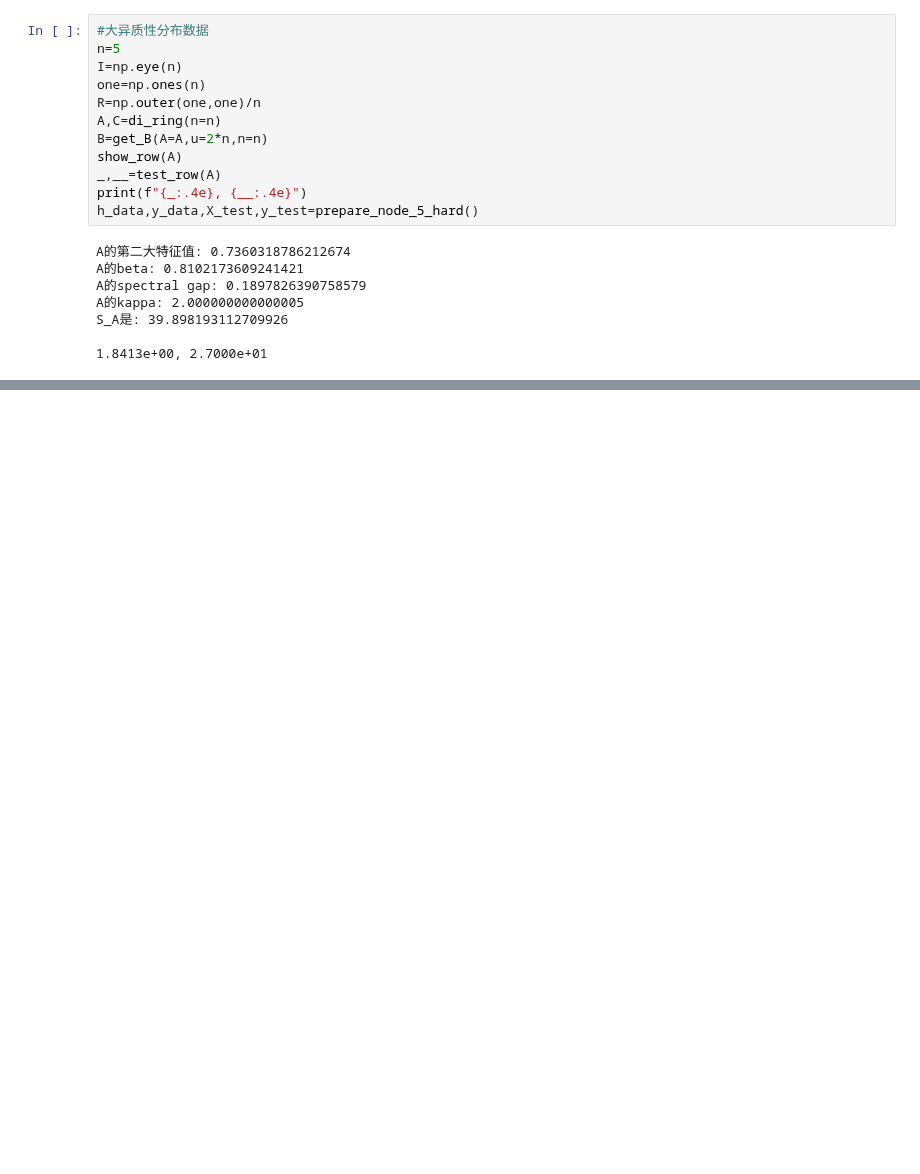
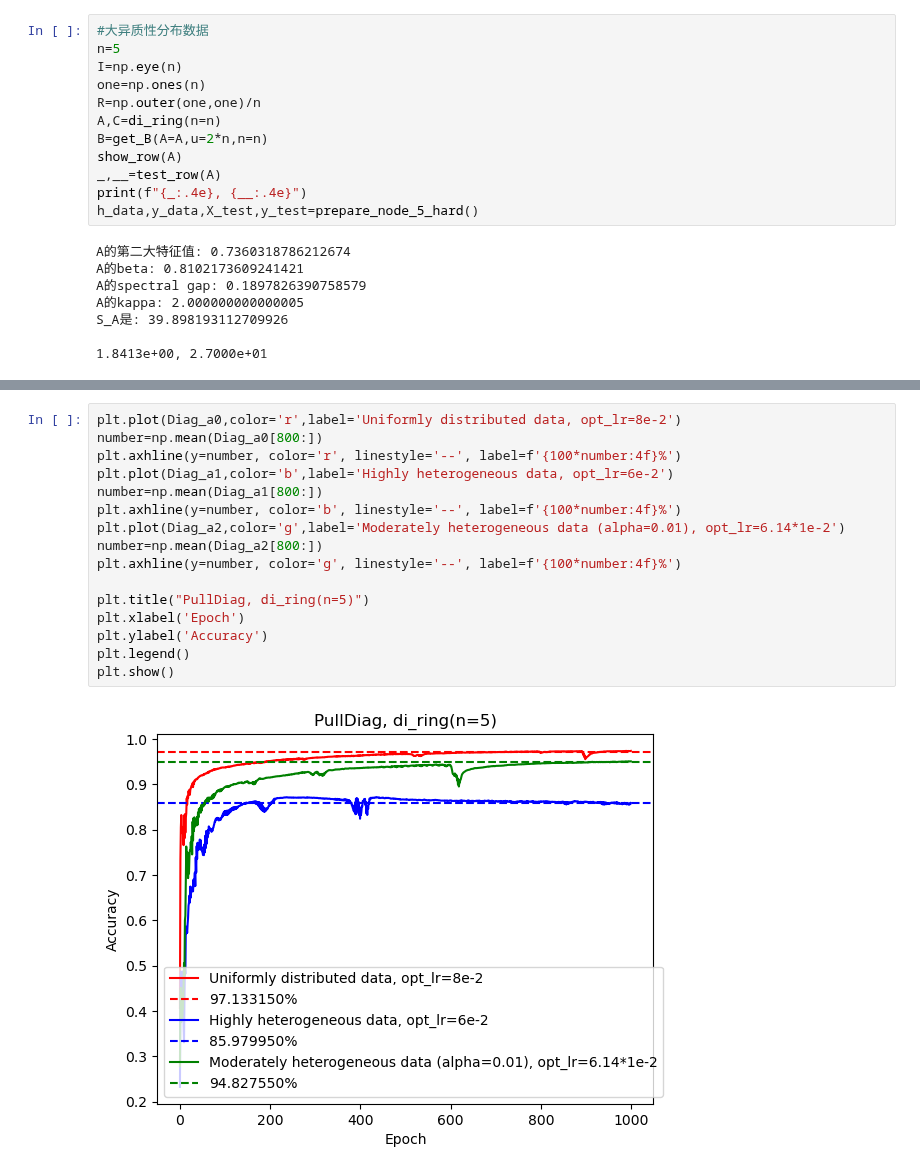
Before and after one commit to Luoxiaogan/PullSum_MNIST, a Jupyter notebook: code/神经网络实验/最终实验1.ipynb, the cells around one changed output, grey strips where cells are left out. Cells and saved outputs as stored; diff of their text form; blank space fills up the shorter version.

```diff
--- a/code/神经网络实验/最终实验1.ipynb
+++ b/code/神经网络实验/最终实验1.ipynb
@@ -163 +174,19 @@ AttributeError: 'numpy.ndarray' object has no attribute 'to'
+# %%
+plt.plot(Diag_a0,color='r',label='Uniformly distributed data, opt_lr=8e-2')
+number=np.mean(Diag_a0[800:])
+plt.axhline(y=number, color='r', linestyle='--', label=f'{100*number:4f}%')
+plt.plot(Diag_a1,color='b',label='Highly heterogeneous data, opt_lr=6e-2')
+number=np.mean(Diag_a1[800:])
+plt.axhline(y=number, color='b', linestyle='--', label=f'{100*number:4f}%')
+plt.plot(Diag_a2,color='g',label='Moderately heterogeneous data (alpha=0.01), opt_lr=6.14*1e-2')
+number=np.mean(Diag_a2[800:])
+plt.axhline(y=number, color='g', linestyle='--', label=f'{100*number:4f}%')
+
+plt.title("PullDiag, di_ring(n=5)")
+plt.xlabel('Epoch')
+plt.ylabel('Accuracy')
+plt.legend()
+plt.show()
+# %% [output]
+[figure, added]
 # %%
```
Also changed, not shown: parts of 7 cells of this notebook, 1 other file.
